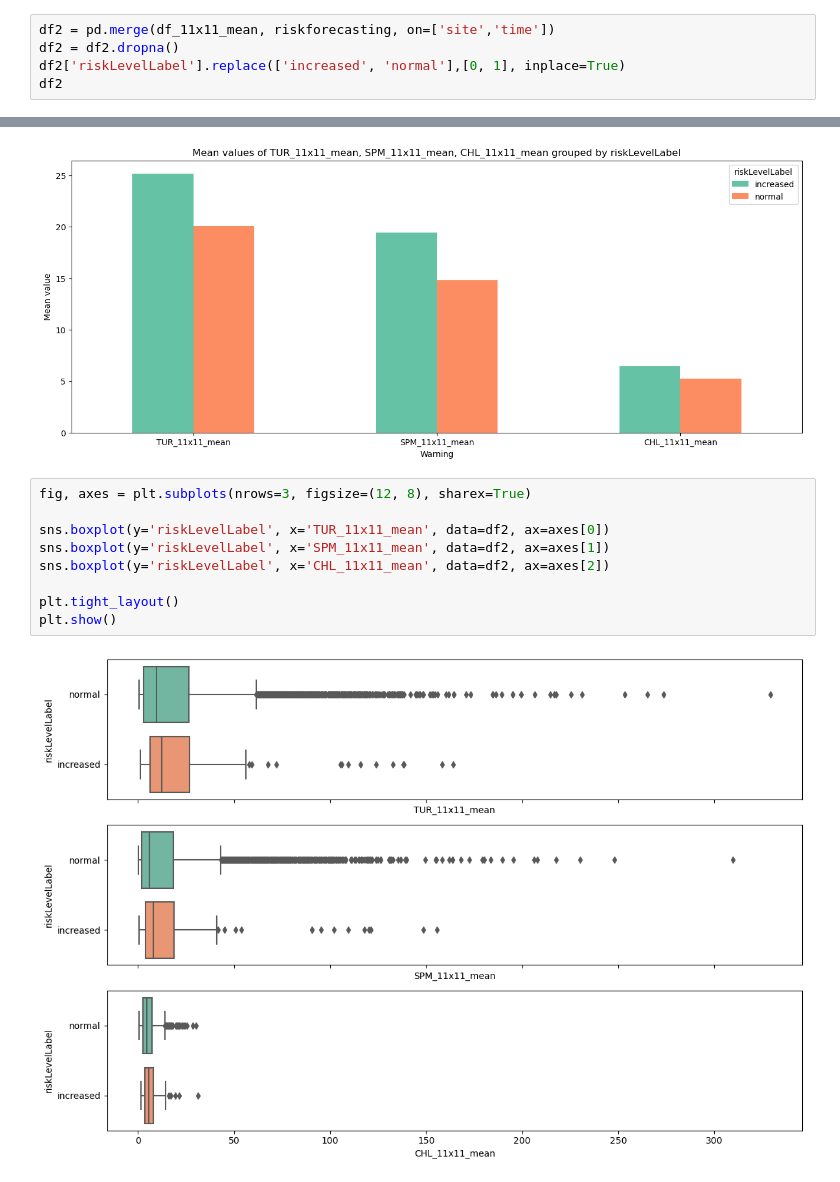
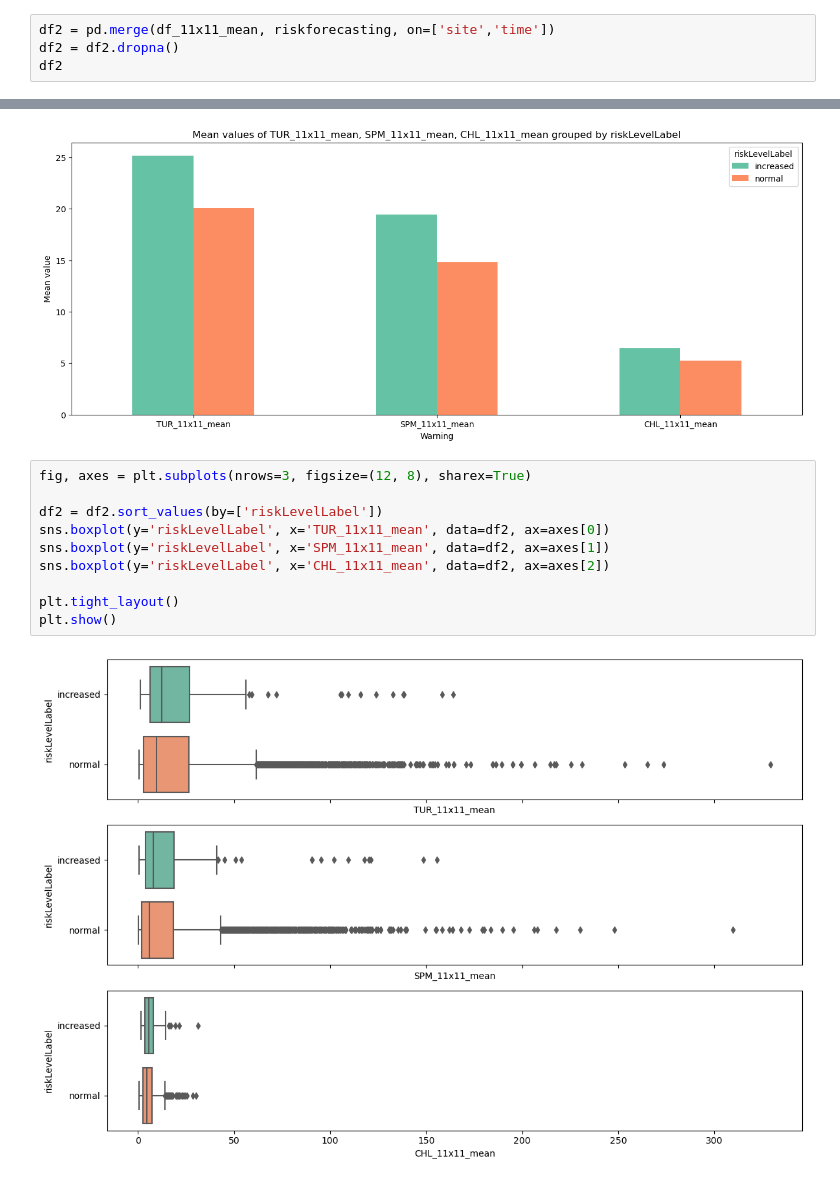
Before and after one commit to gravity948/capstone-project-sewage-pollution, a Jupyter notebook: EDA.ipynb, the cells around one changed output, grey strips where cells are left out. Saved outputs shown, nothing was run; the diff lists cells and outputs as text.

```diff
--- a/EDA.ipynb
+++ b/EDA.ipynb
@@ -238,7 +257,6 @@ There is significant correlation between the variables when using Kendall and Sp
 # %%
 df2 = pd.merge(df_11x11_mean, riskforecasting, on=['site','time'])
 df2 = df2.dropna()
-df2['riskLevelLabel'].replace(['increased', 'normal'],[0, 1], inplace=True)
 df2
 # %% [output]
 |  | time | site | TUR_11x11_mean | SPM_11x11_mean | CHL_11x11_mean | warning | riskLevelLabel |
@@ -295,11 +313,12 @@ plt.show()
 # %%
 fig, axes = plt.subplots(nrows=3, figsize=(12, 8), sharex=True)
 
+df2 = df2.sort_values(by=['riskLevelLabel'])
 sns.boxplot(y='riskLevelLabel', x='TUR_11x11_mean', data=df2, ax=axes[0])
 sns.boxplot(y='riskLevelLabel', x='SPM_11x11_mean', data=df2, ax=axes[1])
 sns.boxplot(y='riskLevelLabel', x='CHL_11x11_mean', data=df2, ax=axes[2])
 
 plt.tight_layout()
 plt.show()
 # %% [output]
-[figure, old version]
+[figure, new version]
```
Also changed, not shown: parts of 11 cells of this notebook, 1 other file.
